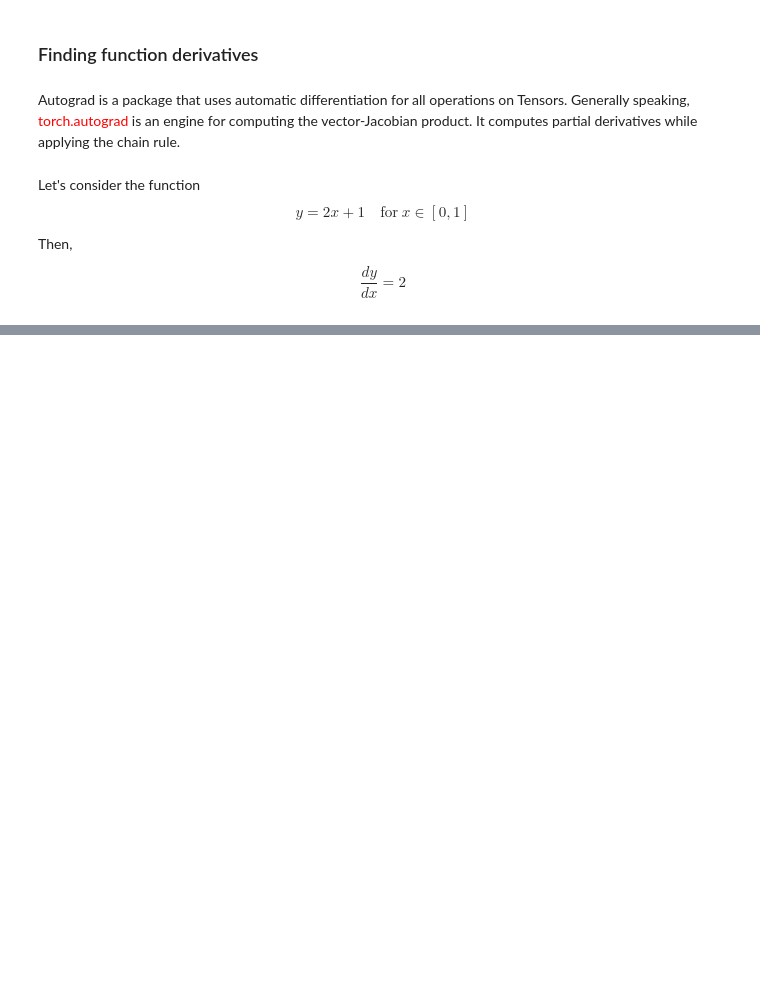
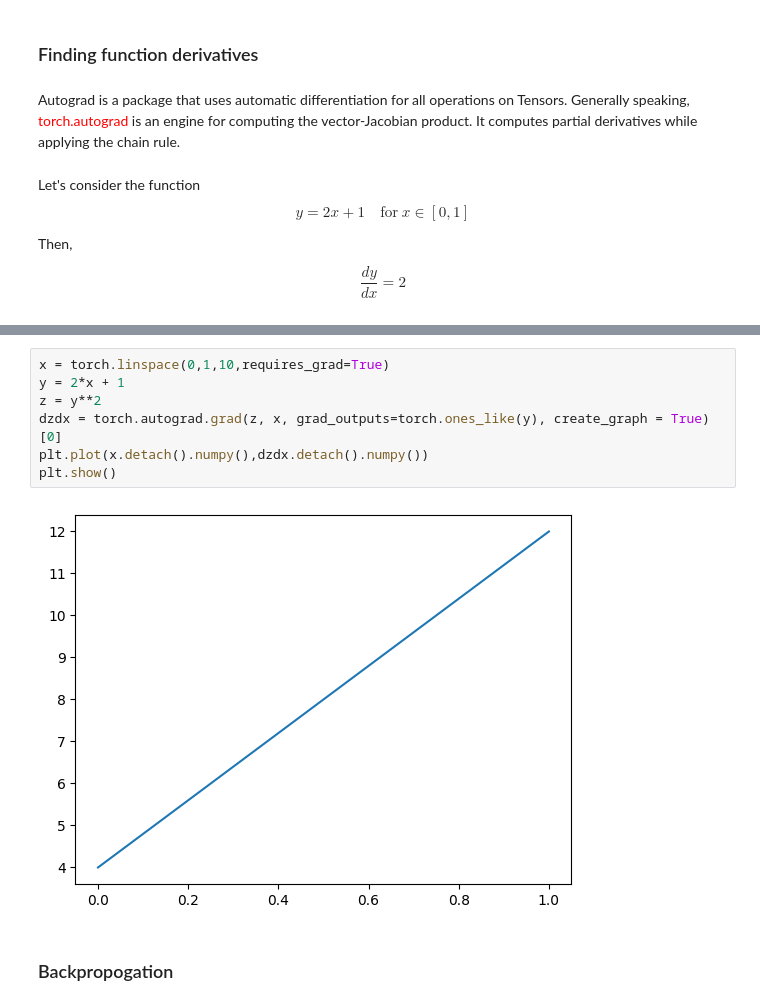
Before and after one commit to hirushi-t/4C11_Data_Driven_and_Learning_Based_Methods, a Jupyter notebook: Lectures/4_Pytorch_Basics.ipynb, the cells around one changed output, grey strips where cells are left out. Saved outputs shown, nothing was run; the diff lists cells and outputs as text; blank space fills up the shorter version.

```diff
--- a/Lectures/4_Pytorch_Basics.ipynb
+++ b/Lectures/4_Pytorch_Basics.ipynb
@@ -216,0 +232,11 @@ tensor([2., 2., 2., 2., 2., 2., 2., 2., 2., 2.])
+# %%
+x = torch.linspace(0,1,10,requires_grad=True)
+y = 2*x + 1
+z = y**2
+dzdx = torch.autograd.grad(z, x, grad_outputs=torch.ones_like(y), create_graph = True)[0]
+plt.plot(x.detach().numpy(),dzdx.detach().numpy())
+plt.show()
+# %% [output]
+[figure, added]
+# %% [markdown]
+### Backpropogation
```
Also changed, not shown: parts of 34 cells of this notebook, 1 other file.
